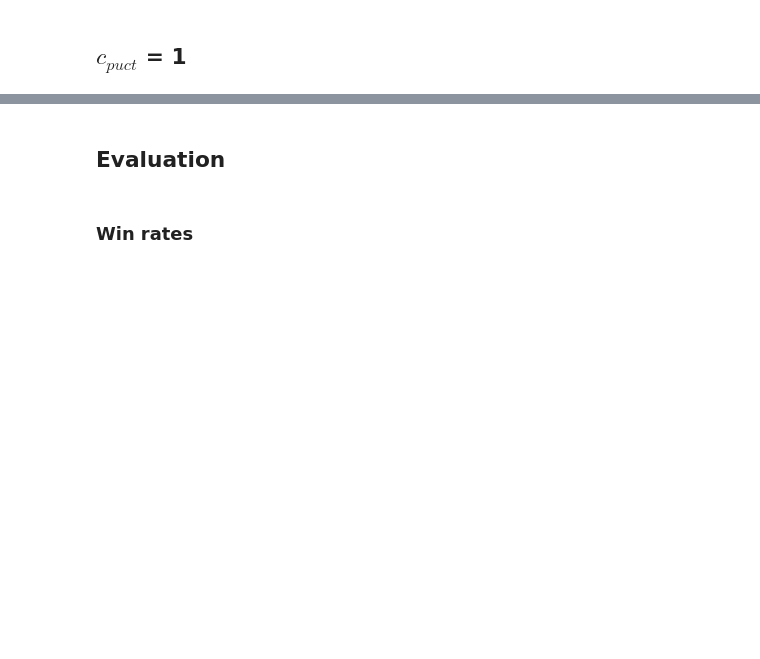
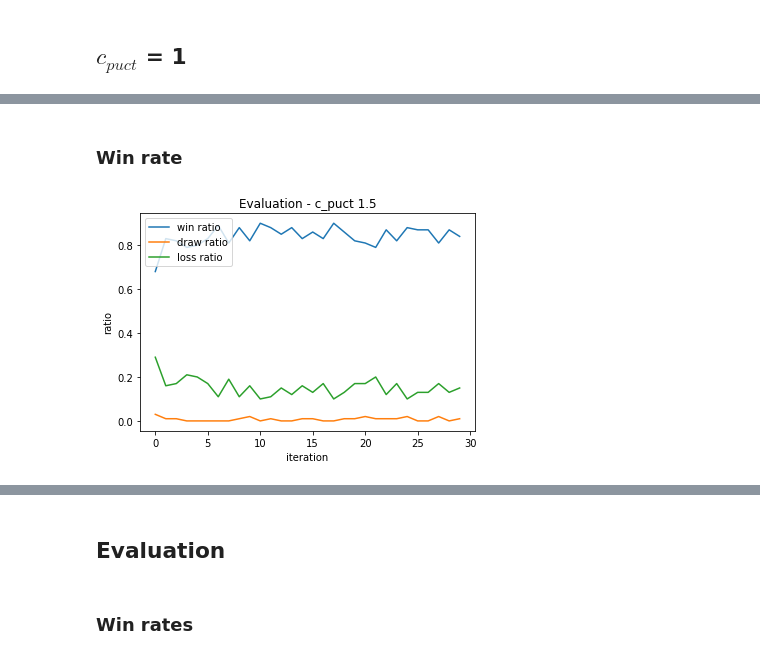
Before and after one commit to y4nnic/AlphaZero_for_small_board_games, a Jupyter notebook: experiment_exploration.ipynb, the cells around one changed output, grey strips where cells are left out. Drawn from its saved outputs; the diff is of its cells as text; code cells hidden in the pictures; blank space fills up the shorter version.

```diff
--- a/experiment_exploration.ipynb
+++ b/experiment_exploration.ipynb
@@ -127,0 +293,4 @@ print("losses_4 =", losses_4)
+# %%
+test_pipeline = Pipeline("tictactoe_c_puct_1_5", "TicTacToe")
+# %%
+wins_3, draws_3, seen_trajectories_3, unique_trajectories_3 = test_pipeline.run(30)
@@ -127,0 +315,21 @@ print("losses_4 =", losses_4)
+# %% [markdown]
+### Win rate
+# %%
+fig = plt.figure()
+
+plt.title("Evaluation - c_puct 1.5")
+
+plt.xlabel("iteration")
+plt.ylabel("ratio")
+
+x = np.arange(30)
+losses_3 = np.ones(30) - wins_3 - draws_3
+
+plt.plot(x, wins_3, label="win ratio")
+plt.plot(x, draws_3, label="draw ratio")
+plt.plot(x, losses_3, label="loss ratio")
+
+plt.legend(loc=2)
+plt.show()
+# %% [output]
+[figure, added]
```
Also changed, not shown: parts of 109 cells of this notebook.
